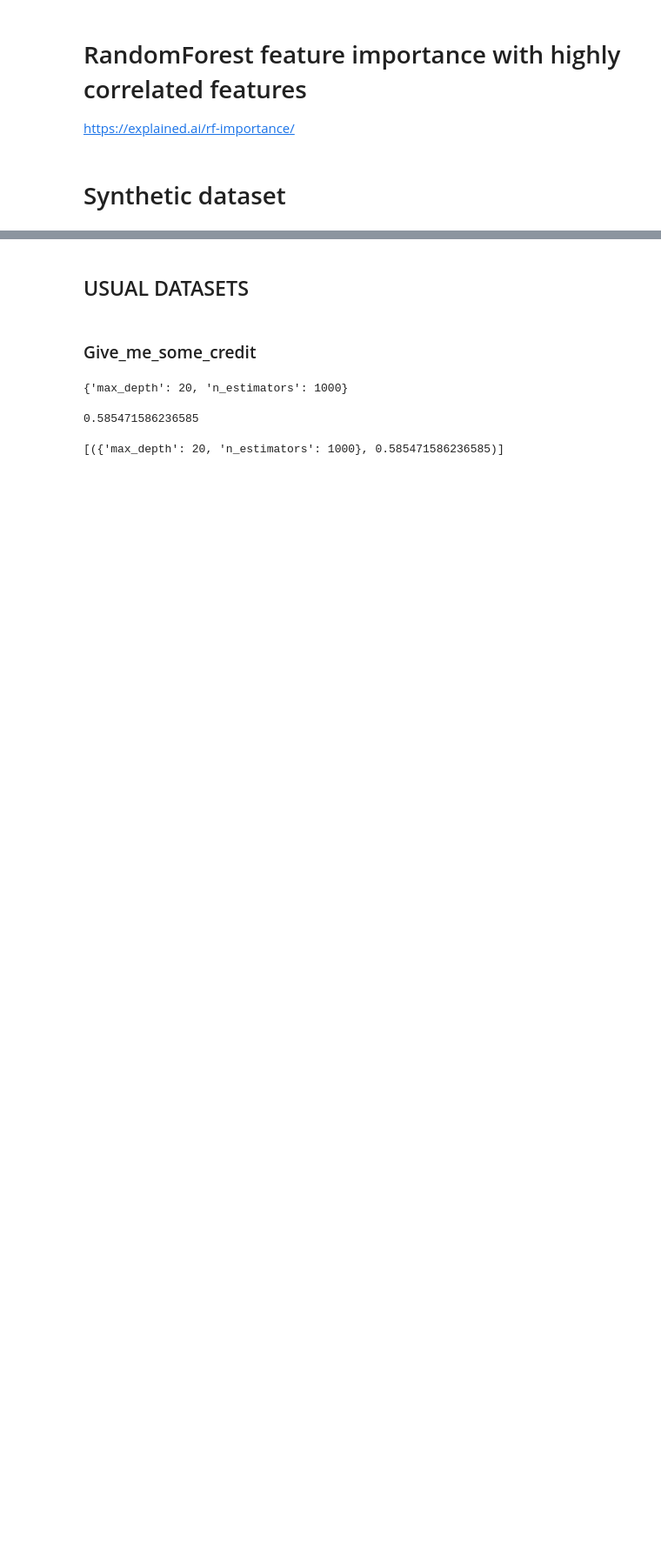
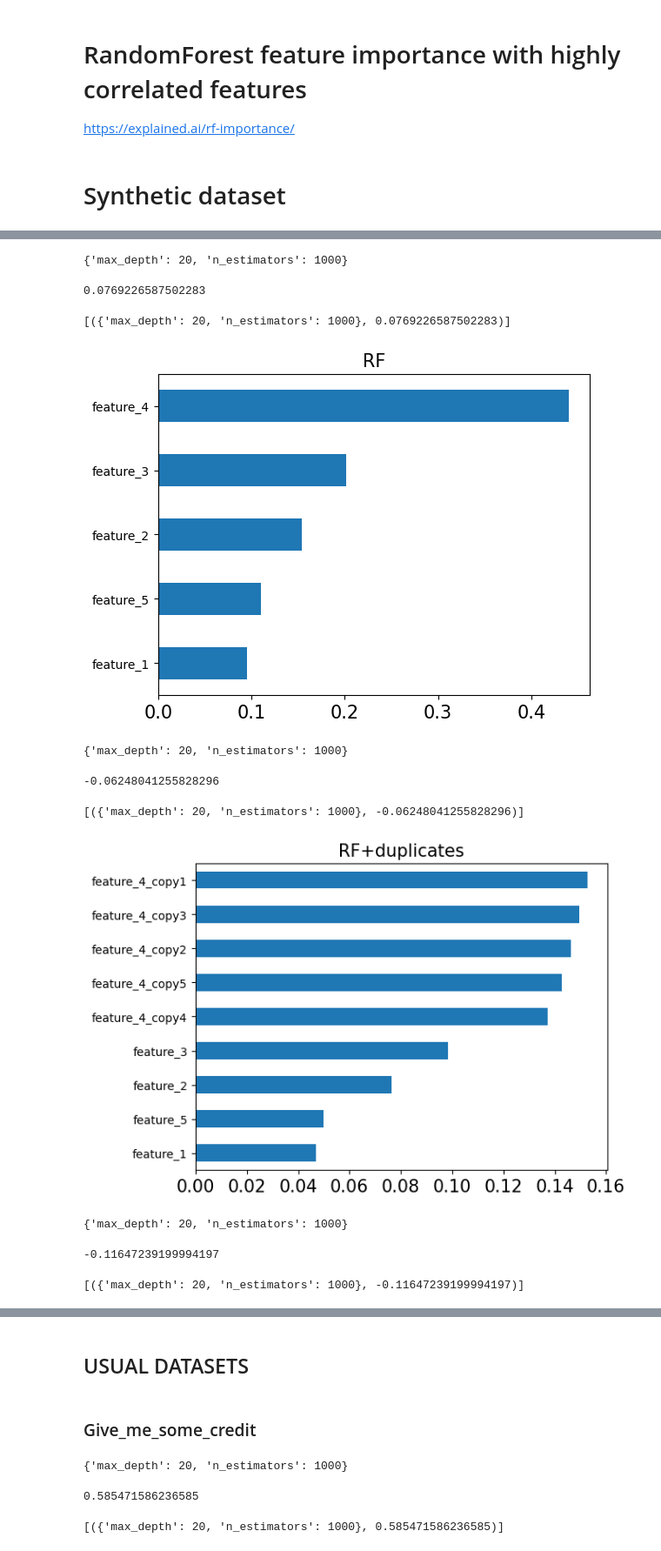
Before and after one commit to lange-am/all_feature_importance, a Jupyter notebook: examples/RandomForest_RIT.ipynb, the cells around one changed output, grey strips where cells are left out. Shown at 87% size. Drawn from its saved outputs; the diff is of its cells as text; code cells hidden in the pictures; blank space fills up the shorter version.

```diff
--- a/examples/RandomForest_RIT.ipynb
+++ b/examples/RandomForest_RIT.ipynb
@@ -130,7 +134,7 @@ plt.show()
 n_samples = 10_000
 n_features = 5
 X_rand = np.random.rand(n_samples, n_features)
-y = X_rand[:,0] * 10 * X_rand[:,1] + 5 * X_rand[:,2] / X_rand[:,3]
+y = X_rand[:,0] * X_rand[:,1] + X_rand[:,2] / X_rand[:,3]
 X_array = X_rand +  np.random.rand(n_samples, n_features) / 10
 X = pd.DataFrame(columns=['feature_' + str(i+1) for i in range(n_features)], data=X_array)
 
@@ -160,12 +164,12 @@ plt.gca().set_title('RF', fontsize=15)
 plt.show()
 
 #RF + duplicates
-X['feature_3_copy1'] = X['feature_3']
-X['feature_3_copy2'] = X['feature_3']
-X['feature_3_copy3'] = X['feature_3']
-X['feature_3_copy4'] = X['feature_3']
-X['feature_3_copy5'] = X['feature_3']
-X = X.drop(['feature_3'], axis=1)
+X['feature_4_copy1'] = X['feature_4']
+X['feature_4_copy2'] = X['feature_4']
+X['feature_4_copy3'] = X['feature_4']
+X['feature_4_copy4'] = X['feature_4']
+X['feature_4_copy5'] = X['feature_4']
+X = X.drop(['feature_4'], axis=1)
 
 # you can play with tuning, up to your CPU performance:
 params = {'max_depth': [20], 'n_estimators': [1000]}
@@ -191,30 +195,42 @@ plt.gca().set_xticklabels(xtl, fontsize=15)
 plt.gca().set_title('RF+duplicates', fontsize=15)
 plt.show()
 
 #RIT RF + duplicates
 # you can play with tuning, up to your CPU performance:
 params = {'max_depth': [20], 'n_estimators': [1000]}
 n_params = math.prod([len(v) for v in params.values()])
 clf = GridSearchCV(MyRandomForestRegressor(max_features='sqrt',
                                             random_state=0,
                                             max_leaf_nodes=2**max(params['max_depth']),
                                             bootstrap=True,
                                             oob_score=True,
                                             n_jobs=max(n_cpu//n_params, 1),
                                             subforest_importance=True,
                                             normalize_importance=False,
                                             rit_alpha=0.1),
                    params,
                    scoring = lambda est, X, y: est.oob_score_,
                    cv=[(np.arange(X.shape[0]), np.arange(0))],
                    n_jobs=min(n_params, n_cpu))
 clf.fit(X, y)
 rf = clf.best_estimator_
 display(clf.best_params_, clf.best_score_, #rf.oob_score_,
         list(zip(clf.cv_results_['params'], clf.cv_results_['mean_test_score'])))
 plt.figure()
 pd.Series(rf.feature_importances_, index=X.columns).sort_values(ascending=True).plot(kind='barh')
 xtl = plt.gca().get_xticklabels()
 plt.gca().set_xticklabels(xtl, fontsize=15)
 plt.gca().set_title('RIT RF + duplicates', fontsize=15)
 plt.show()
+# %% [output]
+{'max_depth': 20, 'n_estimators': 1000}
+0.0769226587502283
+[({'max_depth': 20, 'n_estimators': 1000}, 0.0769226587502283)]
+[figure, added]
+{'max_depth': 20, 'n_estimators': 1000}
+-0.06248041255828296
+[({'max_depth': 20, 'n_estimators': 1000}, -0.06248041255828296)]
+[figure, added]
+{'max_depth': 20, 'n_estimators': 1000}
+-0.11647239199994197
+[({'max_depth': 20, 'n_estimators': 1000}, -0.11647239199994197)]
```
Also changed, not shown: parts of 3 cells of this notebook.
